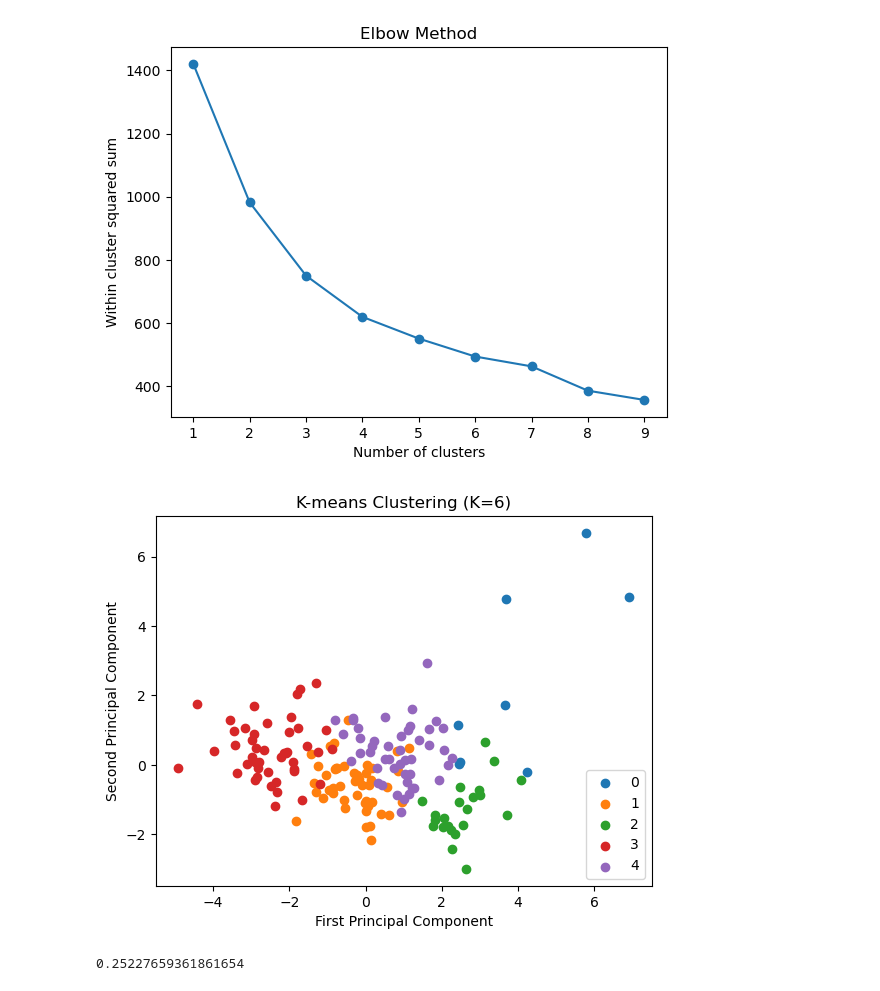
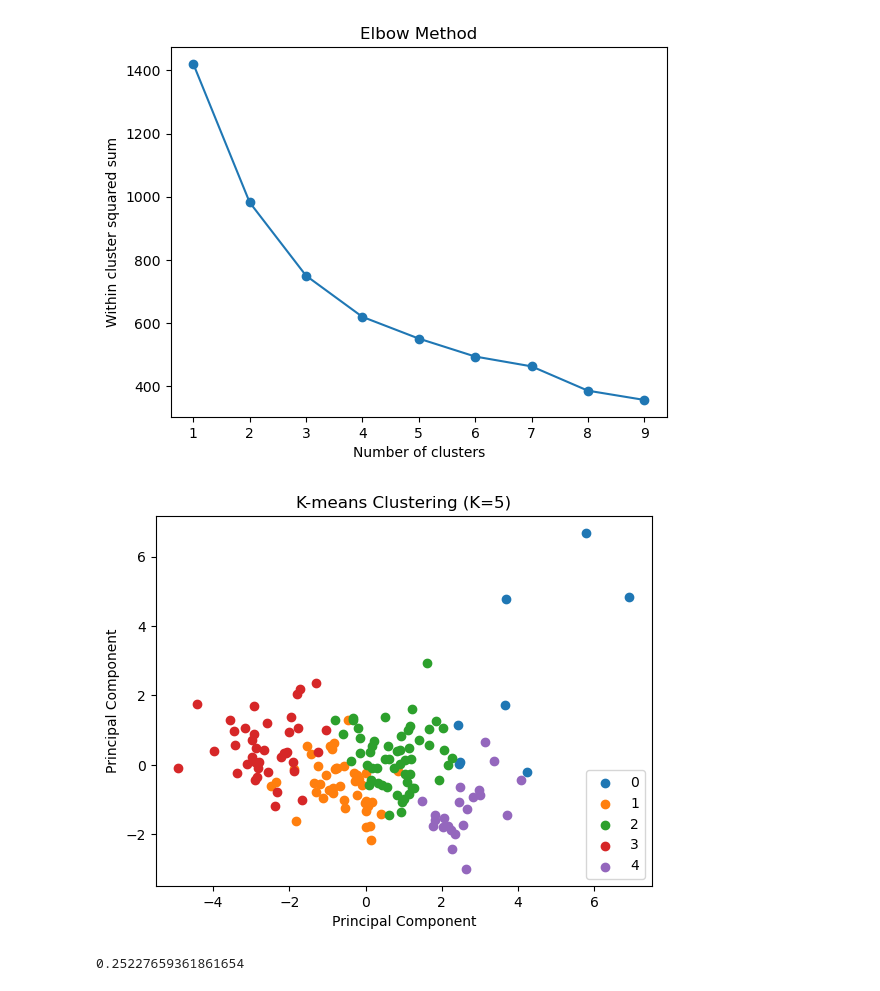
Before and after one commit to geoclaudsch/DASC-2024, a Jupyter notebook: VL_04_ML3/task/uebung4.ipynb, the cells around one changed output. Saved outputs shown, nothing was run; the diff lists cells and outputs as text; code cells hidden in the pictures.

```diff
--- a/VL_04_ML3/task/uebung4.ipynb
+++ b/VL_04_ML3/task/uebung4.ipynb
@@ -97,7 +97,7 @@ df4.head()
 | 3 | 2.007808 | 0.775381 | -1.448071 | -0.165317 | -0.585043 | 1.387054 | -1.179234 | 2.128151 | -0.516268 |
 | 4 | -0.695634 | 0.160668 | -0.286894 | 0.497567 | 0.101732 | -0.601749 | 0.704258 | -0.541946 | -0.041817 |
 # %%
-pca = decomposition.PCA(n_components=5)
+pca = decomposition.PCA(n_components=9)
 feature_names = df.columns
 
 pca.fit(dfnew)
@@ -145,17 +153,17 @@ plt.show()
 # %%
 kmeans = KMeans(n_clusters=5, random_state=10, n_init="auto").fit(df4_pca)
 labels = kmeans.fit_predict(df4_pca)
 u_labels = np.unique(labels)
 for i in u_labels:
     plt.scatter(df4_pca[labels == i , 0] , df4_pca[labels == i , 1] , cmap="viridis", label = i)
 
-plt.xlabel("First Principal Component")
-plt.ylabel("Second Principal Component")
-plt.title(f"K-means Clustering (K={6})")
+plt.xlabel("Principal Component")
+plt.ylabel("Principal Component")
+plt.title(f"K-means Clustering (K={5})")
 plt.legend(loc="lower right")
 plt.show()
 # %% [output]
-[figure, old version]
+[figure, new version]
 # %%
 labels = kmeans.labels_
 metrics.silhouette_score(df4_pca, labels, metric='euclidean')
```
Also changed, not shown: parts of 2 cells of this notebook, 4 other files.
